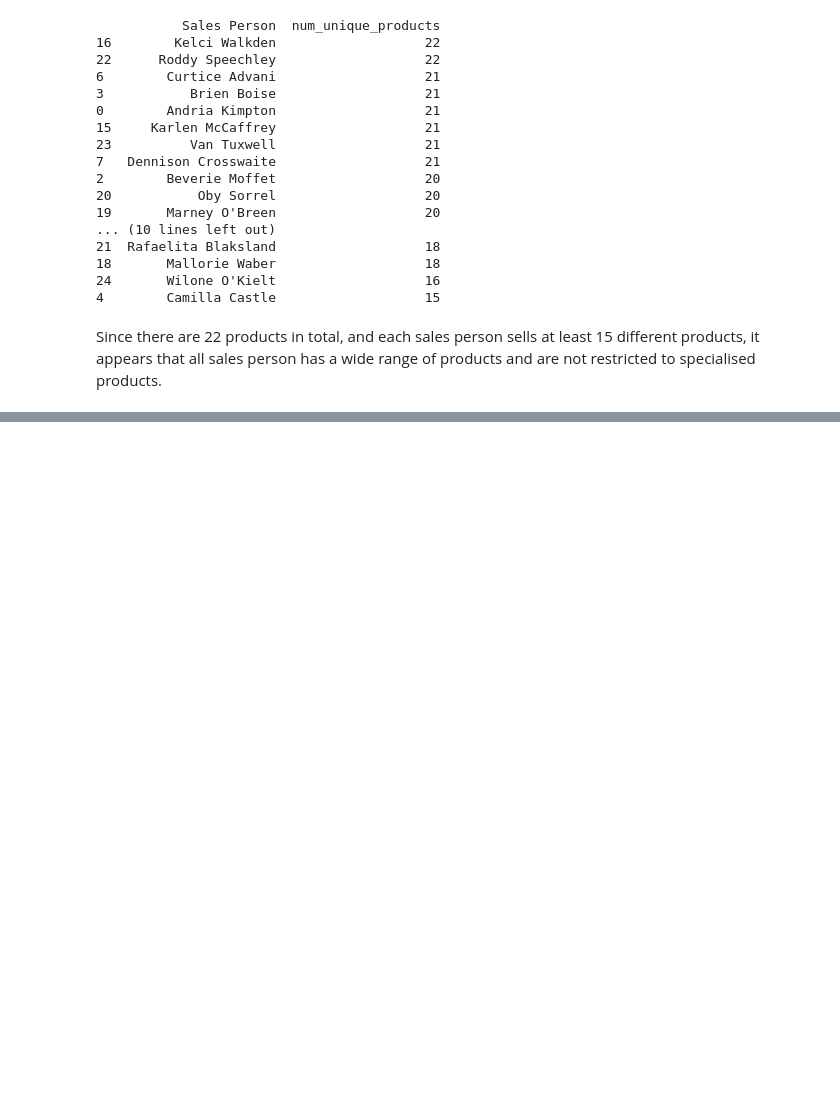
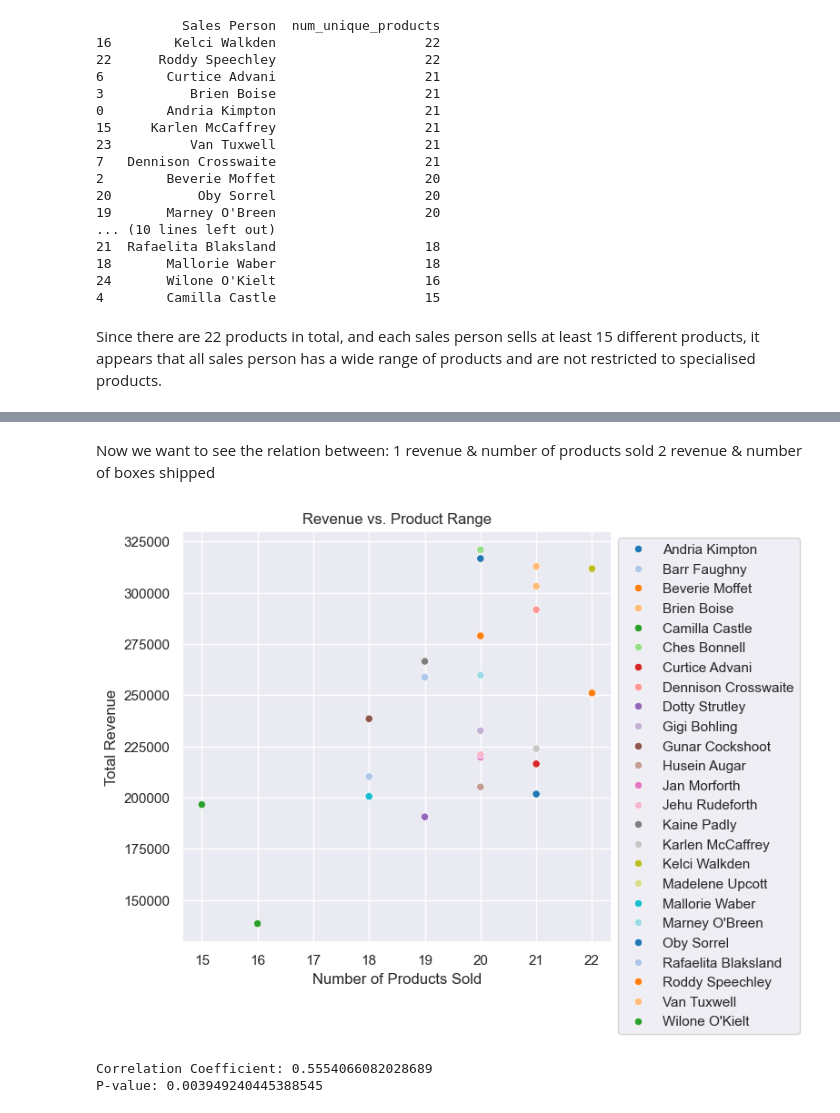
Before and after one commit to rosabear/Chocolate-Sales-Analysis, a Jupyter notebook: chocseda.ipynb, the cells around one changed output, grey strips where cells are left out. Drawn from its saved outputs; the diff is of its cells as text; code cells hidden in the pictures; blank space fills up the shorter version.

```diff
--- a/chocseda.ipynb
+++ b/chocseda.ipynb
@@ -258,0 +208,28 @@ plt.show()
+# %% [markdown]
+Now we want to see the relation between:
+ 1  revenue & number of products sold
+ 2  revenue & number of boxes shipped
+# %%
+product_range = df.groupby('Sales Person')['Product'].nunique()
+product_range = product_range.reset_index()
+product_range.columns = ['Sales Person', 'Product Range']
+
+combine_data = pd.merge(sales_revenue,product_range, on='Sales Person')
+
+plt.figure(figsize=(8,6))
+sns.scatterplot(data=combine_data, x='Product Range', y='Revenue', hue='Sales Person', palette='tab20')
+plt.title('Revenue vs. Product Range')
+plt.xlabel('Number of Products Sold')
+plt.ylabel('Total Revenue')
+plt.legend(loc='upper left', bbox_to_anchor=(1,1))
+plt.tight_layout()
+plt.show()
+# %% [output]
+[figure, added]
+# %%
+r_value1, p_value1 = stats.pearsonr(combine_data['Product Range'], combine_data['Revenue'])
+print(f"Correlation Coefficient: {r_value1}")
+print(f"P-value: {p_value1}")
+# %% [output]
+Correlation Coefficient: 0.5554066082028689
+P-value: 0.003949240445388545
```
Also changed, not shown: parts of 17 cells of this notebook, 3 other files.
